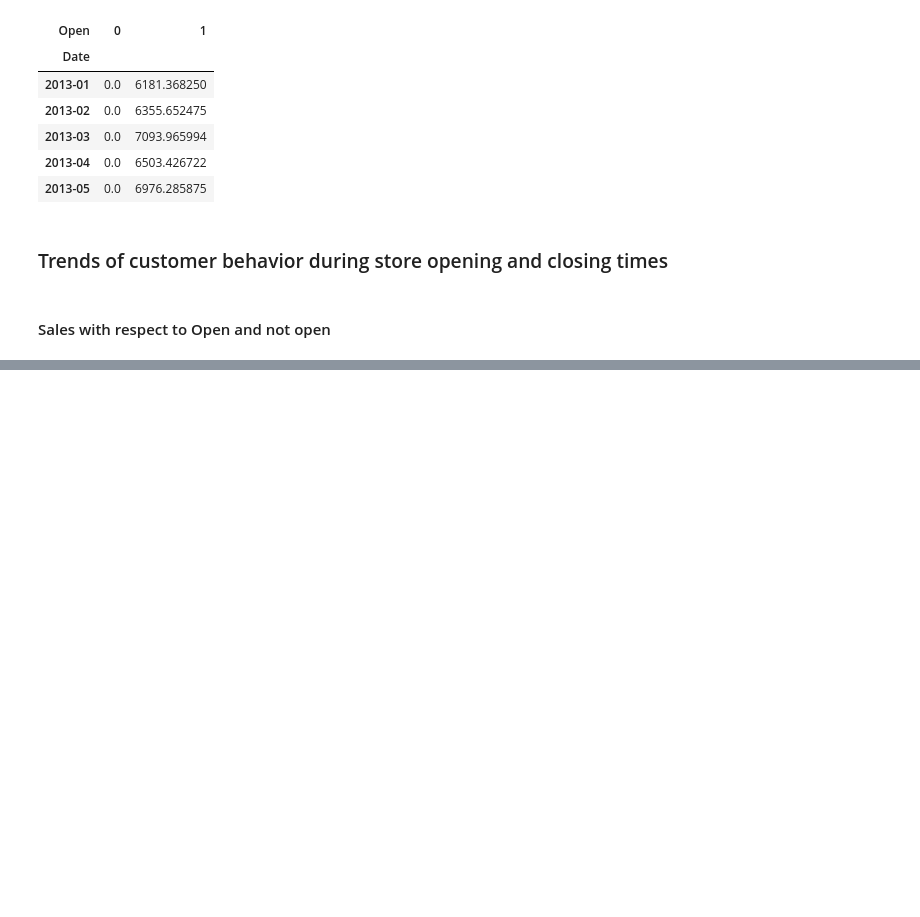
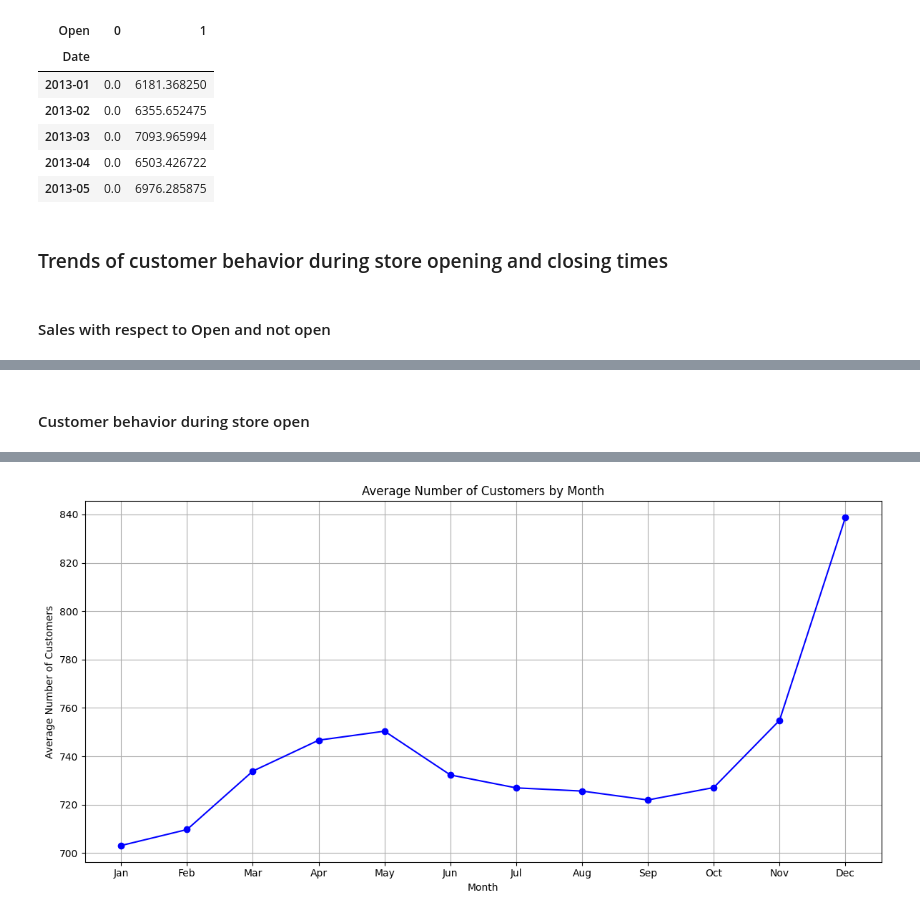
Before and after one commit to hanaDemma/Pharmaceuticals-finance-data-Analysis-week-4, a Jupyter notebook: notebooks/exploratory_analysis.ipynb, the cells around one changed output, grey strips where cells are left out. Drawn from its saved outputs; the diff is of its cells as text; code cells hidden in the pictures; blank space fills up the shorter version.

Commit message:
customer behavior during store open

```diff
--- a/notebooks/exploratory_analysis.ipynb
+++ b/notebooks/exploratory_analysis.ipynb
@@ -668 +668,7 @@ salesWithOpenAndClose(monthly_open_store)
 [figure]
+# %% [markdown]
+#### Customer behavior during store open
+# %%
+from scripts.feature_engineering import customerBehaviorStoreOpen
+customerBehaviorStoreOpen(merged_train_data_store)
+# %% [output]
@@ -668,0 +677 @@ salesWithOpenAndClose(monthly_open_store)
+[figure, added]
```
Also changed, not shown: parts of 30 cells of this notebook, 2 other files.
